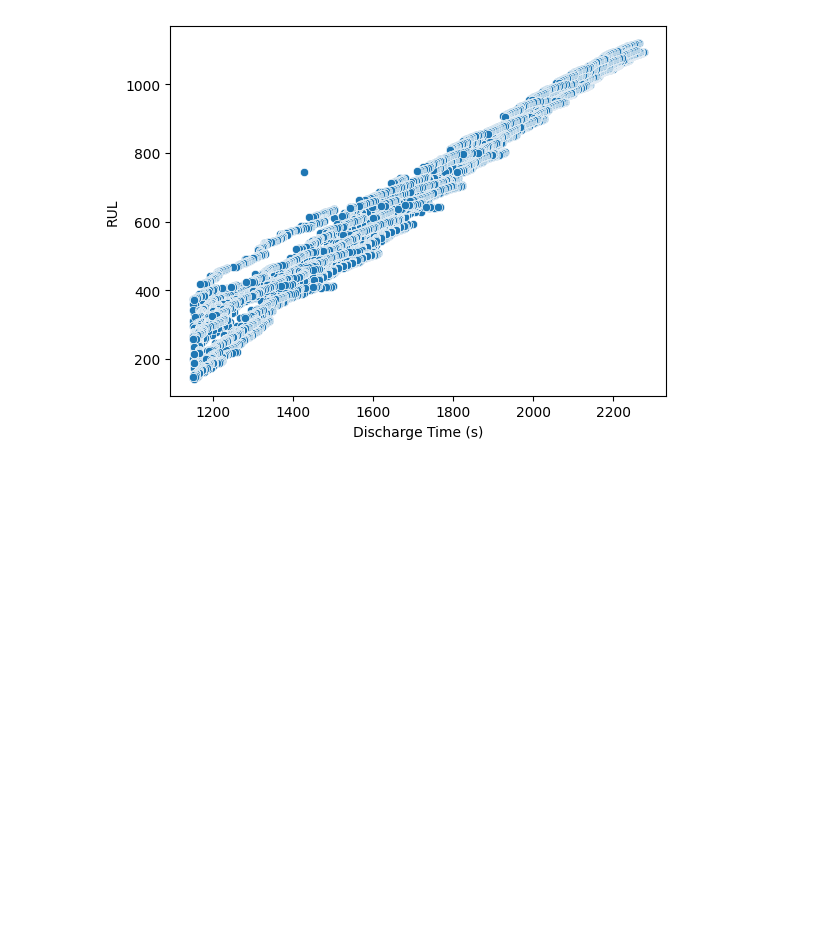
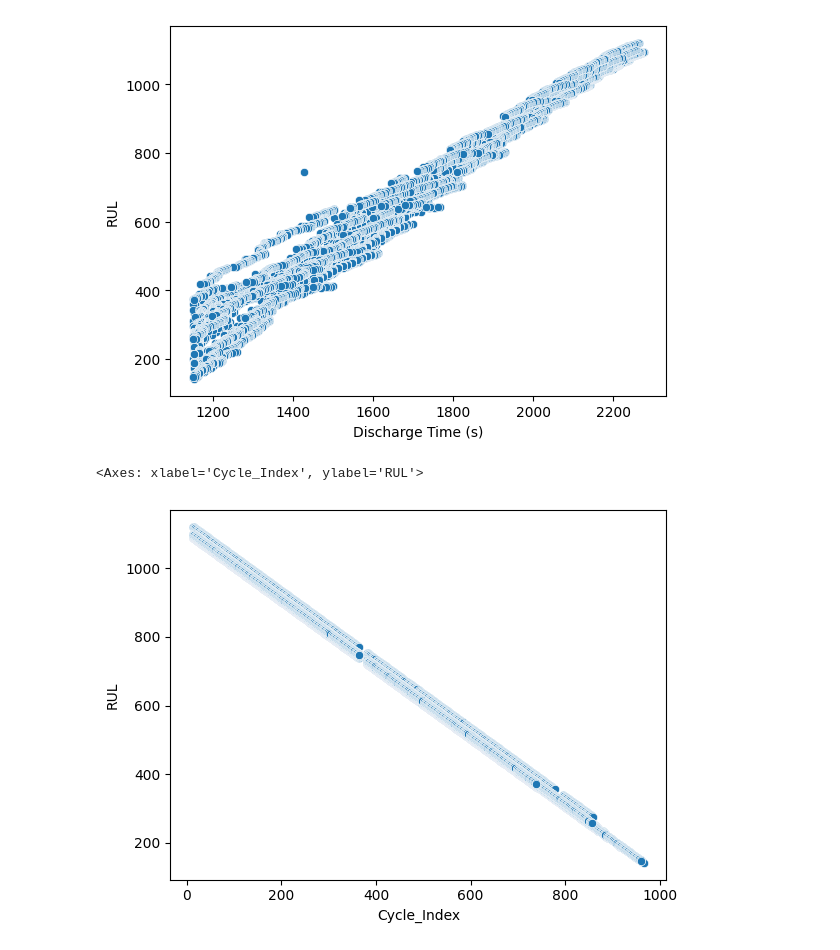
Before and after one commit to corioIA/Projet_IA, a Jupyter notebook: IA_bat.ipynb, the cells around one changed output. Drawn from its saved outputs; the diff is of its cells as text; code cells hidden in the pictures; blank space fills up the shorter version.

```diff
--- a/IA_bat.ipynb
+++ b/IA_bat.ipynb
@@ -218,6 +227,11 @@ sns.scatterplot(data=df,x='Discharge Time (s)',y='RUL')
 # %% [output]
 <Axes: xlabel='Discharge Time (s)', ylabel='RUL'>
 [figure]
+# %%
+sns.scatterplot(data=df,x='Cycle_Index',y='RUL')
+# %% [output]
+<Axes: xlabel='Cycle_Index', ylabel='RUL'>
+[figure, added]
 # %%
 #Feature engineering
 #Ratio discharge/time at 4.15 V
```
Also changed, not shown: parts of 17 cells of this notebook.
